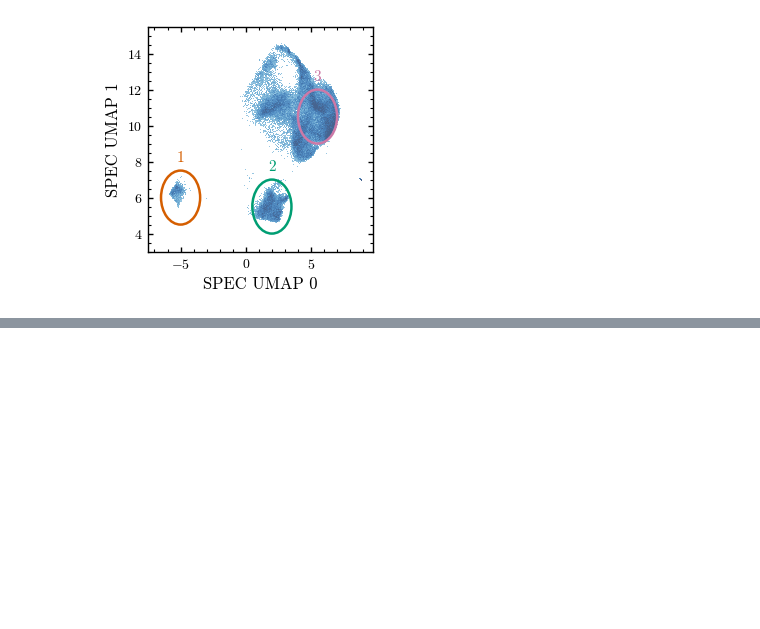
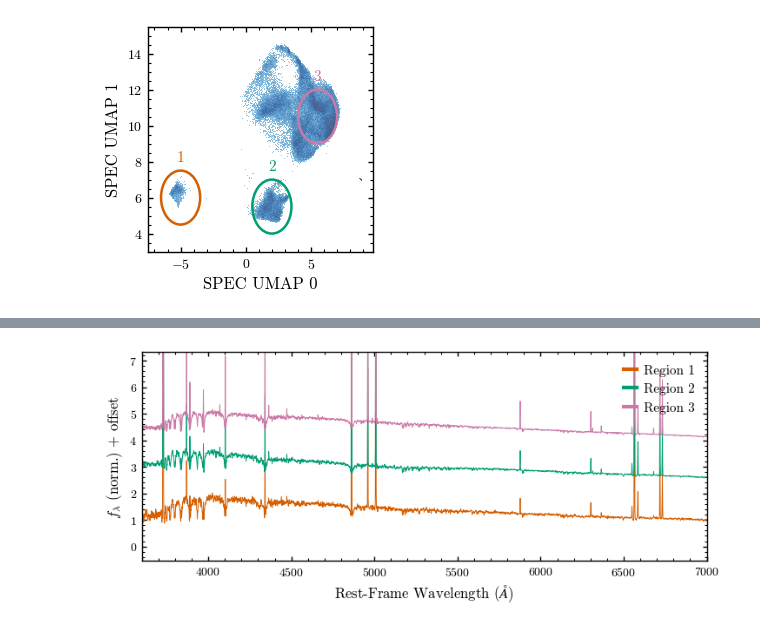
Before and after one commit to virajvman/desi_dwarfs, a Jupyter notebook: notebooks/catalog_paper/spectra_nnmf_explore.ipynb, the cells around one changed output, grey strips where cells are left out. Cells and saved outputs as stored; diff of their text form; code cells hidden in the pictures; blank space fills up the shorter version.

```diff
--- a/notebooks/catalog_paper/spectra_nnmf_explore.ipynb
+++ b/notebooks/catalog_paper/spectra_nnmf_explore.ipynb
@@ -890,39 +896,41 @@ in_x = (wave_rest >= WAVE_LO) & (wave_rest <= WAVE_HI)
 # per-region continuum level (median flux) sets sensible offset + zoom defaults
 cont = np.array([np.median(s[in_x]) for s in region_stacks])
 base = float(np.median(cont))
 
 offset_step = 1.2 * base                      # vertical separation between regions  (tune me)
 y_lo        = -0.4 * base                      # bottom of the zoom
 y_hi        = 2 * offset_step + 3.0 * base     # top of the zoom (clips the bright lines)
 
 ax = make_tall_subplots(nrow=1, ncol=1, panel_width=6.5, panel_height=2.4,
                         row_spacing=[MARGIN_LABEL, MARGIN_LABEL],
                         col_spacing=[MARGIN_LABEL, MARGIN_PAD])
 
 for i, (stack, col, lab) in enumerate(zip(region_stacks, region_colors, region_labels)):
     ax[0, 0].plot(wave_rest, stack + i * offset_step, color=col, lw=0.7,
                   label=f"Region {lab}")
 
 ax[0, 0].set_xlim([WAVE_LO, WAVE_HI])
 ax[0, 0].set_ylim([y_lo, y_hi])
 ax[0, 0].set_xlabel(r"Rest-Frame Wavelength ($\AA$)")
 ax[0, 0].set_ylabel(r"$f_{\lambda}$ (norm.) $+$ offset")
 
 leg = ax[0, 0].legend(frameon=False, handlelength=1.0, handletextpad=0.5, loc="upper right")
 for h in leg.legend_handles:
     h.set_linewidth(3)
 
 # label a broad set of nebular lines (incl. weak ones) above the panel, with
 # light vertical guides so faint features line up across the offset traces.
-placed = label_lines(ax[0, 0],
-                     categories=["balmer", "oxygen", "forbidden", "helium"],
-                     air_to_vacuum=AIR_TO_VAC, top_angle=90, fontsize=5.5,
-                     color="0.25")
-for _kind, xline, _y in placed.values():
-    ax[0, 0].axvline(xline, color="0.85", lw=0.4, zorder=0)
+# placed = label_lines(ax[0, 0],
+#                      categories=["balmer", "oxygen", "forbidden", "helium"],
+#                      air_to_vacuum=AIR_TO_VAC, top_angle=90, fontsize=5.5,
+#                      color="0.25")
+# for _kind, xline, _y in placed.values():
+#     ax[0, 0].axvline(xline, color="0.85", lw=0.4, zorder=0)
 
 # plt.savefig("/global/homes/v/virajvm/DESI2_LOWZ/quenched_fracs_nbs/paper_plots/umap_elg_regions_spectra_offset.pdf")
 plt.show()
+# %% [output]
+[figure, added]
 # %%
 ## ---- Redshift distributions of the three ELG regions ----
 ax = make_subplots(ncol=1, nrow=1, plot_size=2.25,
```
Also changed, not shown: parts of 4 cells of this notebook, 1 other file.
